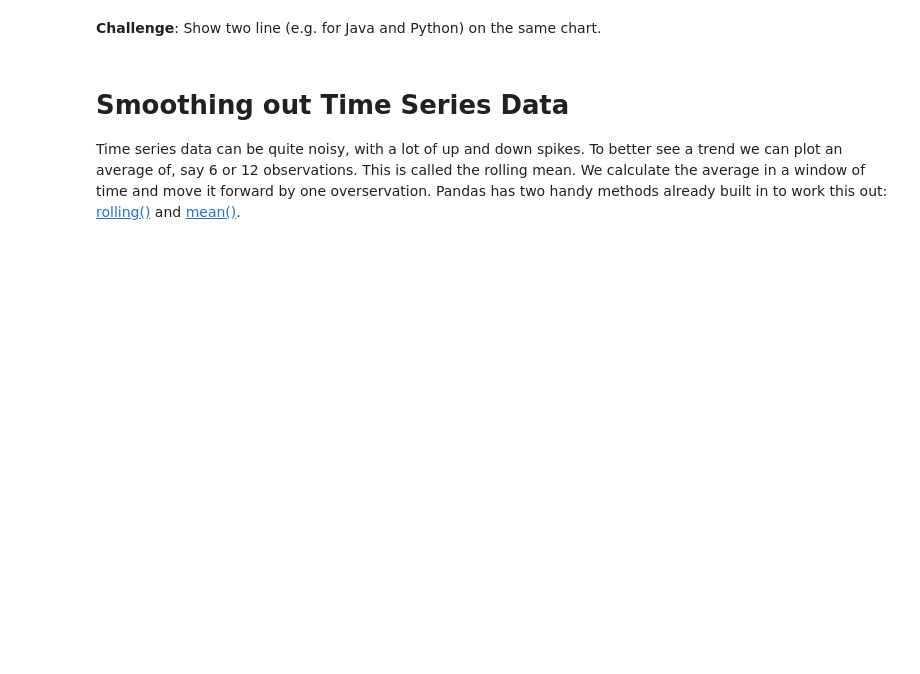
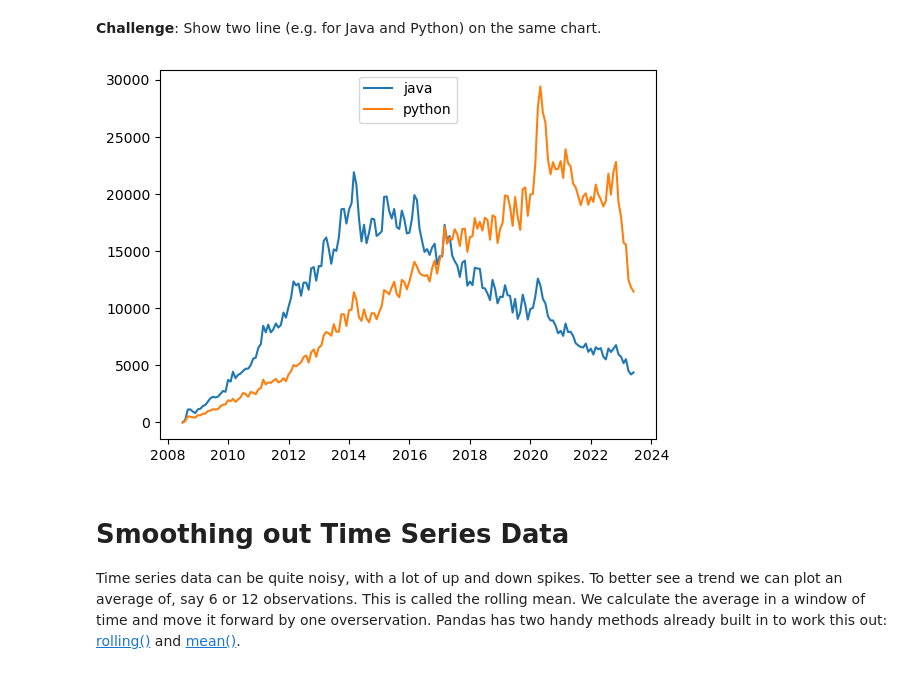
Before and after one commit to Xor01/Most-popular-programming-language, a Jupyter notebook: Programming_Languages.ipynb, the cells around one changed output. Cells and saved outputs as stored; diff of their text form; code cells hidden in the pictures; blank space fills up the shorter version.

```diff
--- a/Programming_Languages.ipynb
+++ b/Programming_Languages.ipynb
@@ -220,5 +220,11 @@ plt.plot(pv_df.index, pv_df['java'])
 # %% [markdown]
 **Challenge**: Show two line (e.g. for Java and Python) on the same chart.
+# %%
+plt.plot(pv_df.index, pv_df['java'], label='java')
+plt.plot(pv_df.index, pv_df['python'], label='python')
+leg = plt.legend(loc='upper center')
+# %% [output]
+[figure, added]
 # %% [markdown]
 # Smoothing out Time Series Data
 
```
Also changed, not shown: parts of 1 cell of this notebook.
